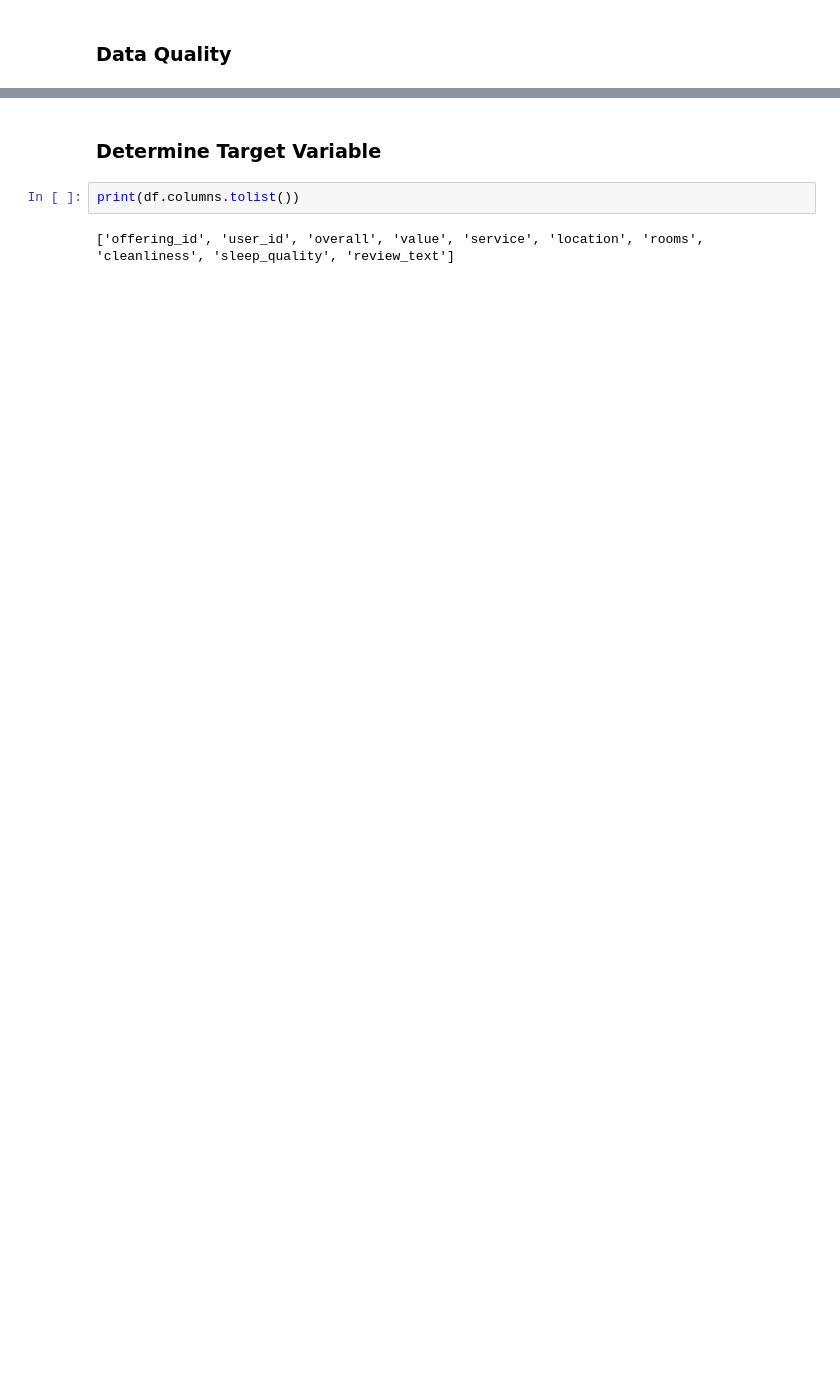
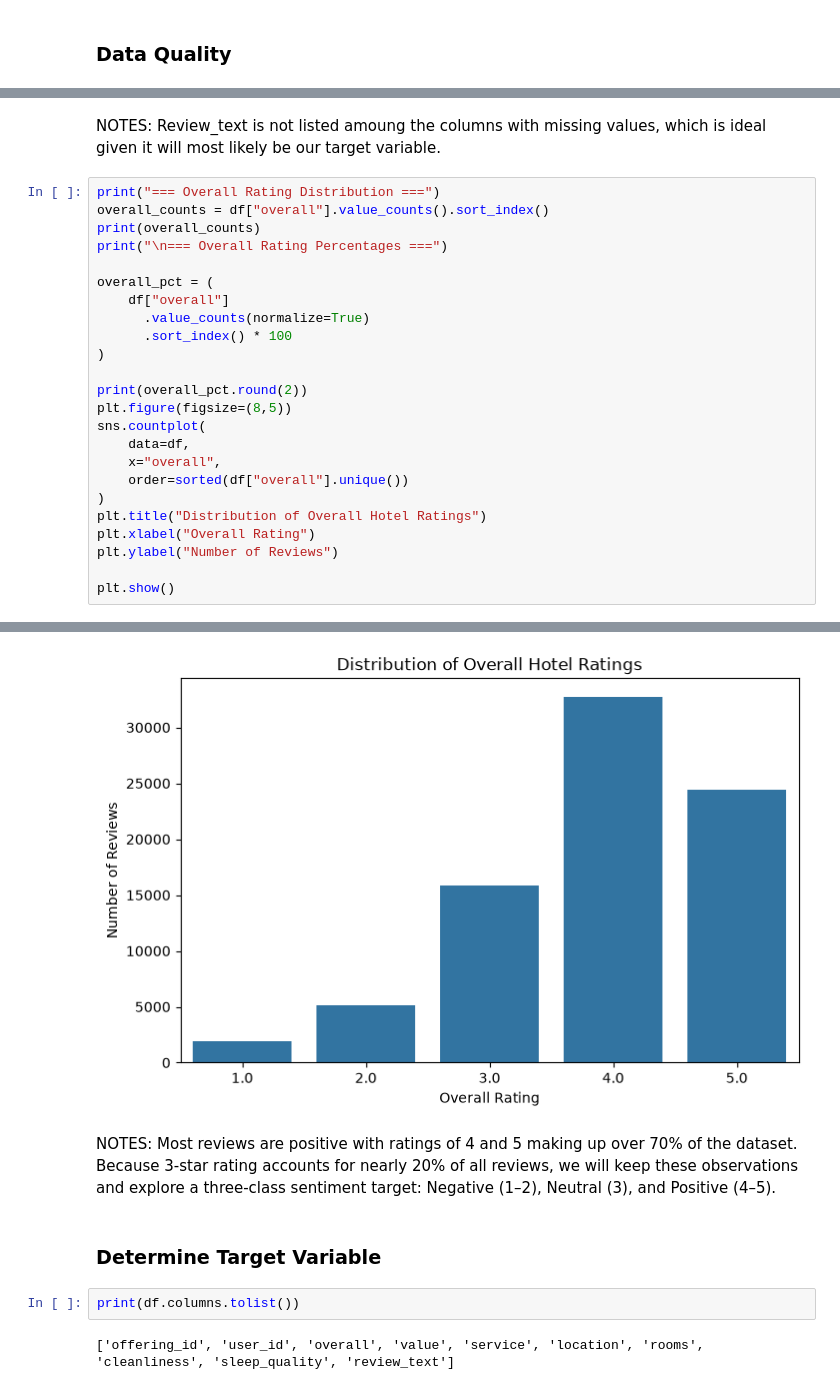
Before and after one commit to luisaaiko/AdvancedAI, a Jupyter notebook: preprocessing.ipynb, the cells around one changed output, grey strips where cells are left out. Saved outputs shown, nothing was run; the diff lists cells and outputs as text; blank space fills up the shorter version.

```diff
--- a/preprocessing.ipynb
+++ b/preprocessing.ipynb
@@ -131,0 +119,27 @@ See https://pandas.pydata.org/docs/user_guide/migration-3-strings.html#string-mi
+# %% [markdown]
+NOTES: Review_text is not listed amoung the columns with missing values, which is ideal given it will most likely be our target variable.
+# %%
+print("=== Overall Rating Distribution ===")
+overall_counts = df["overall"].value_counts().sort_index()
+print(overall_counts)
+print("\n=== Overall Rating Percentages ===")
+
+overall_pct = (
+    df["overall"]
+      .value_counts(normalize=True)
+      .sort_index() * 100
+)
+
+print(overall_pct.round(2))
+plt.figure(figsize=(8,5))
+sns.countplot(
+    data=df,
+    x="overall",
+    order=sorted(df["overall"].unique())
+)
+plt.title("Distribution of Overall Hotel Ratings")
+plt.xlabel("Overall Rating")
+plt.ylabel("Number of Reviews")
+
+plt.show()
+# %% [output]
@@ -132,3 +163,6 @@ See https://pandas.pydata.org/docs/user_guide/migration-3-strings.html#string-mi
+[figure, added]
+# %% [markdown]
+NOTES: Most reviews are positive with ratings of 4 and 5 making up over 70% of the dataset. Because 3-star rating accounts for nearly 20% of all reviews, we will keep these observations and explore a three-class sentiment target: Negative (1–2), Neutral (3), and Positive (4–5).
 # %% [markdown]
 ### Determine Target Variable
 # %%
```
Also changed, not shown: parts of 16 cells of this notebook, 3 other files.
